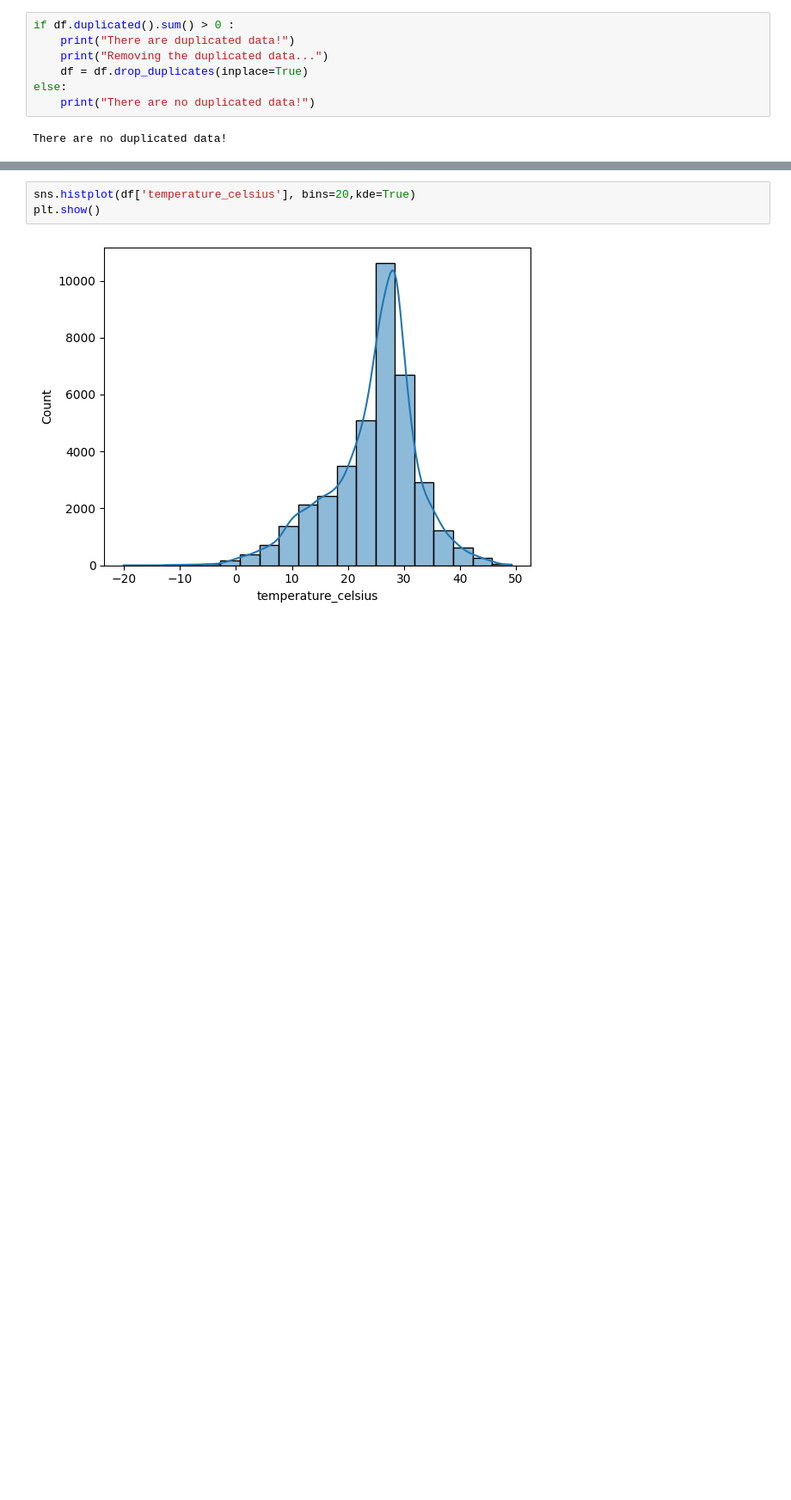
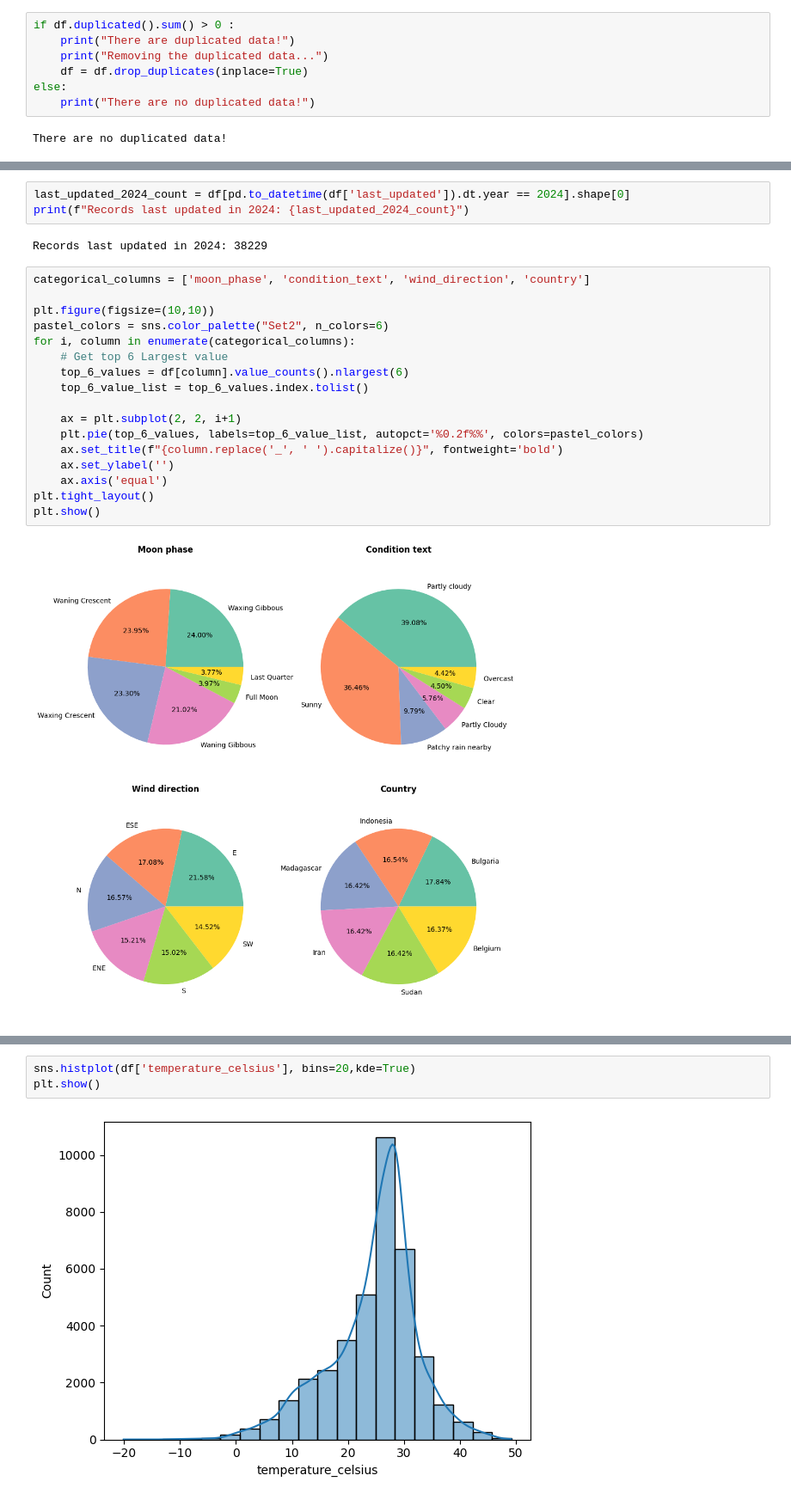
Before and after one commit to NatanaelGeraldoS/GlobalAQI, a Jupyter notebook: main.ipynb, the cells around one changed output, grey strips where cells are left out. Shown at 86% size. Drawn from its saved outputs; the diff is of its cells as text; blank space fills up the shorter version.

Commit message:
feat : Add Visualization and Remove outlier

```diff
--- a/main.ipynb
+++ b/main.ipynb
@@ -122,0 +336,24 @@ UFuncTypeError: ufunc 'add' did not contain a loop with signature matching types
+# %%
+last_updated_2024_count = df[pd.to_datetime(df['last_updated']).dt.year == 2024].shape[0]
+print(f"Records last updated in 2024: {last_updated_2024_count}")
+# %% [output]
+Records last updated in 2024: 38229
+# %%
+categorical_columns = ['moon_phase', 'condition_text', 'wind_direction', 'country']
+
+plt.figure(figsize=(10,10))
+pastel_colors = sns.color_palette("Set2", n_colors=6)
+for i, column in enumerate(categorical_columns):
+    # Get top 6 Largest value
+    top_6_values = df[column].value_counts().nlargest(6)
+    top_6_value_list = top_6_values.index.tolist()
+
+    ax = plt.subplot(2, 2, i+1)
+    plt.pie(top_6_values, labels=top_6_value_list, autopct='%0.2f%%', colors=pastel_colors)
+    ax.set_title(f"{column.replace('_', ' ').capitalize()}", fontweight='bold')
+    ax.set_ylabel('')
+    ax.axis('equal')
+plt.tight_layout()
+plt.show()
+# %% [output]
+[figure, added]
```
Also changed, not shown: parts of 28 cells of this notebook.
